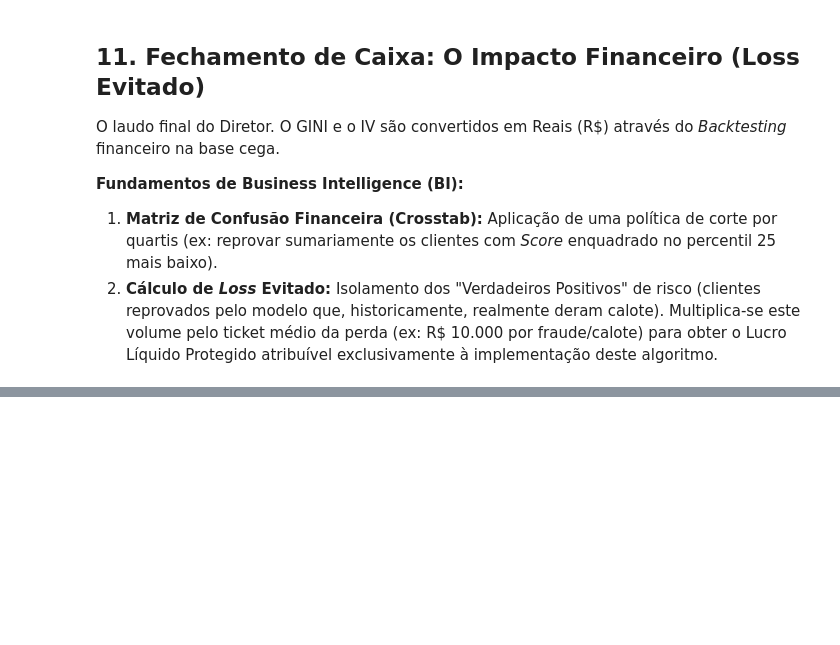
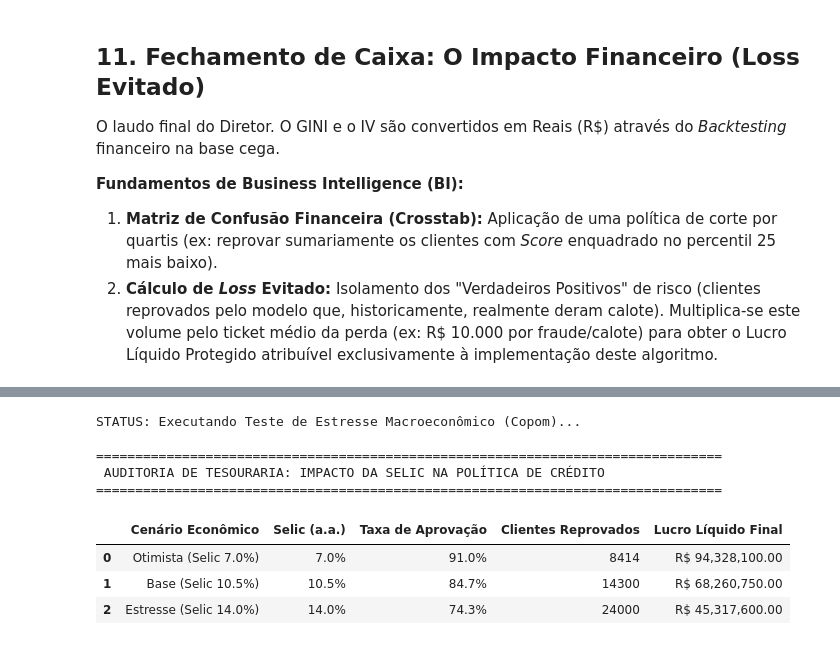
Before and after one commit to igorcarvah/basel_risk_modeling, a Jupyter notebook: notebook/02_Scorecard_V2_Champion.ipynb, the cells around one changed output, grey strips where cells are left out. Drawn from its saved outputs; the diff is of its cells as text; code cells hidden in the pictures; blank space fills up the shorter version.

```diff
--- a/notebook/02_Scorecard_V2_Champion.ipynb
+++ b/notebook/02_Scorecard_V2_Champion.ipynb
@@ -269,7 +271,6 @@ Calibração do algoritmo preditivo supervisionado. O modelo aprende a ponderar
 # ===================================================================
 # CÉLULA 6: O CÉREBRO DO SCORECARD V2 (REGRESSÃO LOGÍSTICA)
 # ===================================================================
-from sklearn.linear_model import LogisticRegression
 
 colunas_woe_v2 = [f"{c}_woe" for c in colunas_para_testar]
 
@@ -288,6 +289,21 @@ pesos_v2 = pd.DataFrame({
 
 print("\n--- RANKING DE IMPORTÂNCIA DO MODELO V2 ---")
 display(pesos_v2)
+# --- AUDITORIA PREDITIVA: GERANDO AS PROBABILIDADES ---
+print("\nSTATUS: Extraindo probabilidades para a base cega (X_test)...")
+
+# 1. O motor gera a probabilidade de Calote (Classe 0) e Lucro (Classe 1)
+# Usamos o índice [:, 0] para pegar a Probabilidade de Calote para o P&L
+probabilidade_calote = modelo_v2.predict_proba(X_test[colunas_woe_v2])[:, 0]
+
+# 2. Usamos o índice [:, 1] apenas para o cálculo estatístico do GINI
+probabilidade_lucro = modelo_v2.predict_proba(X_test[colunas_woe_v2])[:, 1]
+
+from sklearn.metrics import roc_auc_score
+auc_v2 = roc_auc_score(y_test, probabilidade_lucro)
+gini_v2 = (auc_v2 * 2) - 1
+
+print(f"LAUDO FINAL V2: GINI de {gini_v2*100:.2f}%")
 # %% [output]
 STATUS: Iniciando treinamento do Modelo Campeão (V2)...
 STATUS: Sucesso. O motor V2 foi calibrado com Renda (FGV) e DTI.
@@ -458,0 +492,48 @@ STATUS: Aplicando Política de Crédito e calculando Lucro...
+# %%
+print("STATUS: Executando Teste de Estresse Macroeconômico (Copom)...\n")
+
+# 1. O CONTRATO DE CENÁRIOS (Dicionário Blindado)
+# Impossível desalinhar o nome da taxa. A governança visual é perfeita.
+cenarios_macro = {
+    "Otimista (Selic 7.0%)": 0.07,
+    "Base (Selic 10.5%)": 0.105,
+    "Estresse (Selic 14.0%)": 0.14
+}
+
+resultados = []
+
+# 2. O LOOP EXECUTIVO (Usando .items() no lugar do zip)
+# Ele desempacota a Chave (nome) e o Valor (taxa) do nosso Dicionário automaticamente.
+for nome, taxa in cenarios_macro.items():
+
+    lucro, aprovacao, reprovados = simular_politica_selic(
+        y_true=y_test,
+        prob_calote=probabilidade_calote,
+        selic_atual=taxa
+    )
+
+    resultados.append({
+        'Cenário Econômico': nome,
+        'Selic (a.a.)': f"{taxa*100:.1f}%",
+        'Taxa de Aprovação': f"{aprovacao*100:.1f}%",
+        'Clientes Reprovados': reprovados,
+        'Lucro Líquido Final': f"R$ {lucro:,.2f}"
+    })
+
+# O Laudo do Diretor
+df_resultados_macro = pd.DataFrame(resultados)
+
+print(f"{'='*80}")
+print(" AUDITORIA DE TESOURARIA: IMPACTO DA SELIC NA POLÍTICA DE CRÉDITO")
+print(f"{'='*80}")
+display(df_resultados_macro)
+# %% [output]
+STATUS: Executando Teste de Estresse Macroeconômico (Copom)...
+
+================================================================================
+ AUDITORIA DE TESOURARIA: IMPACTO DA SELIC NA POLÍTICA DE CRÉDITO
+================================================================================
+|  | Cenário Econômico | Selic (a.a.) | Taxa de Aprovação | Clientes Reprovados | Lucro Líquido Final |
+| 0 | Otimista (Selic 7.0%) | 7.0% | 91.0% | 8414 | R$ 94,328,100.00 |
+| 1 | Base (Selic 10.5%) | 10.5% | 84.7% | 14300 | R$ 68,260,750.00 |
+| 2 | Estresse (Selic 14.0%) | 14.0% | 74.3% | 24000 | R$ 45,317,600.00 |
```
Also changed, not shown: parts of 6 cells of this notebook, 4 other files.
